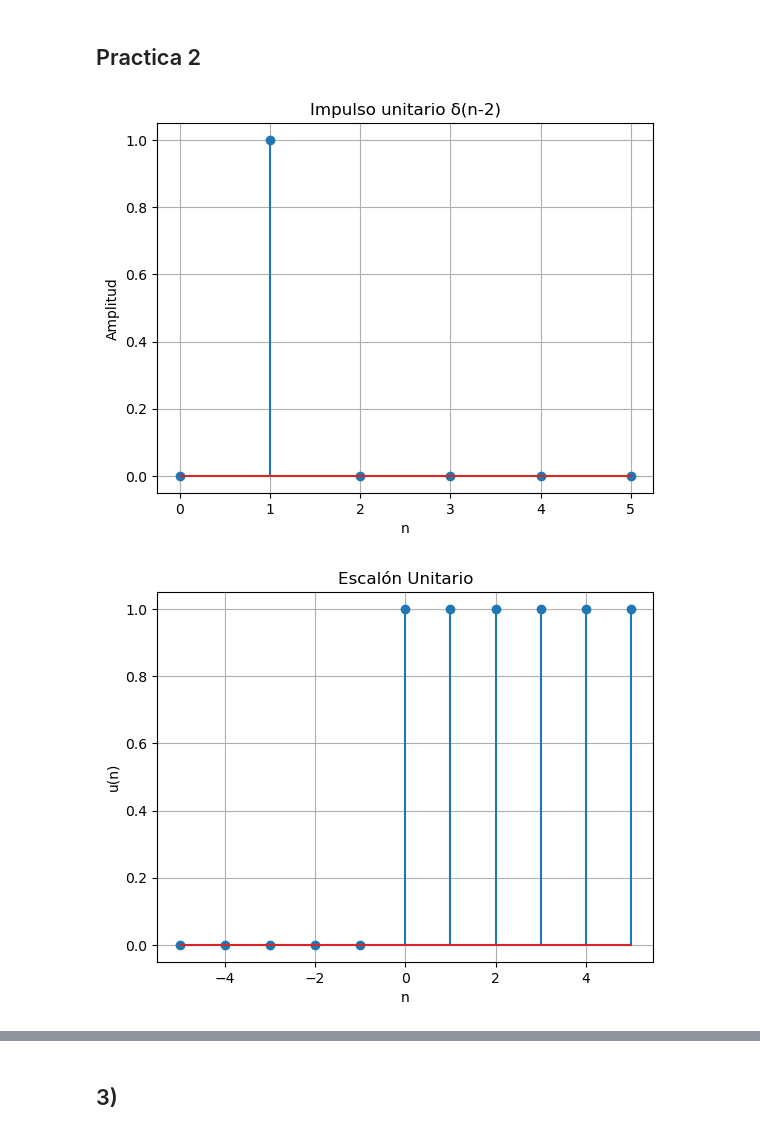
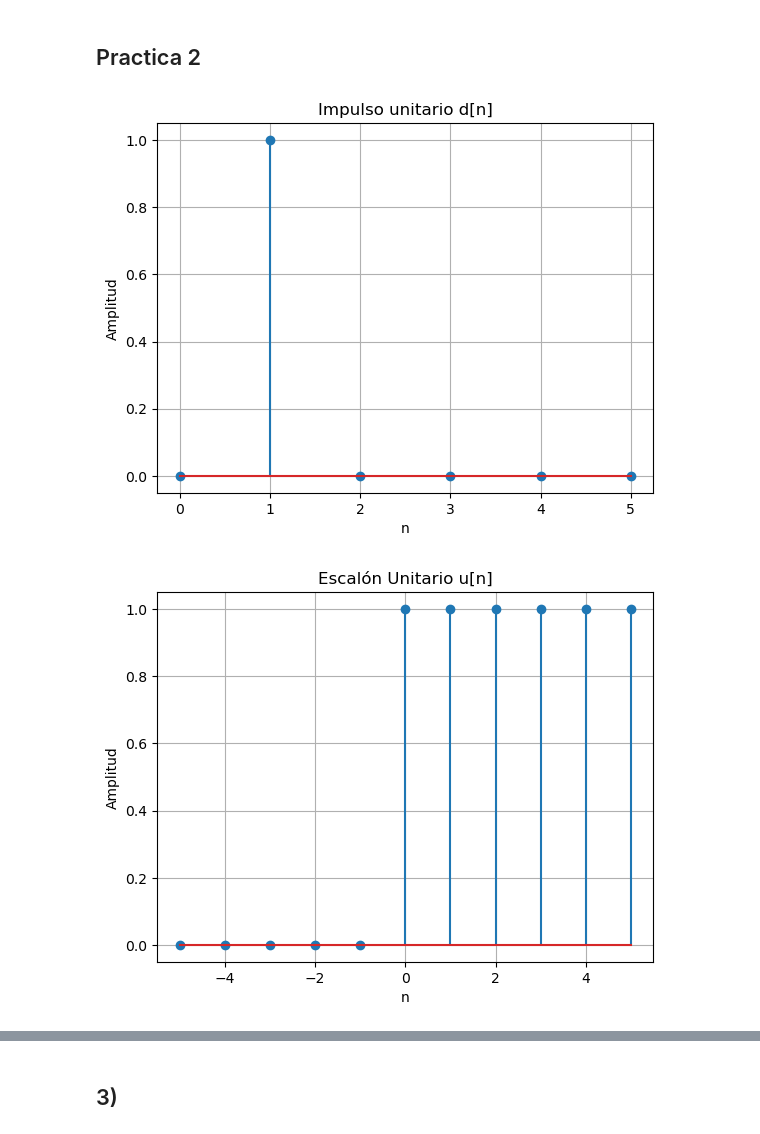
Before and after one commit to decagsito/Biosenales_20261, a Jupyter notebook: Practica_2.ipynb, the cells around one changed output, grey strips where cells are left out. Cells and saved outputs as stored; diff of their text form; code cells hidden in the pictures.

```diff
--- a/Practica_2.ipynb
+++ b/Practica_2.ipynb
@@ -35,24 +35,24 @@ def rampseq(n0, n1, n2, m=1): #funcion de rampa unitaria
 x, n = impseq(1, 0, 5)
 
 plt.stem(n, x)
-plt.title("Impulso unitario δ(n-2)")
+plt.title("Impulso unitario d[n]")
 plt.xlabel("n")
 plt.ylabel("Amplitud")
 plt.grid()
 plt.show()
 # %% [output]
-[figure, old version]
+[figure, new version]
 # %%
 x, n = stepseq(0, -5, 5)
 
 plt.stem(n, x)
 plt.xlabel("n")
-plt.ylabel("u(n)")
-plt.title("Escalón Unitario")
+plt.ylabel("Amplitud")
+plt.title("Escalón Unitario u[n]")
 plt.grid()
 plt.show()
 # %% [output]
-[figure, old version]
+[figure, new version]
 # %%
 x, n = rampseq(0, -5, 5, 1)
 
```
Also changed, not shown: parts of 15 cells of this notebook.
